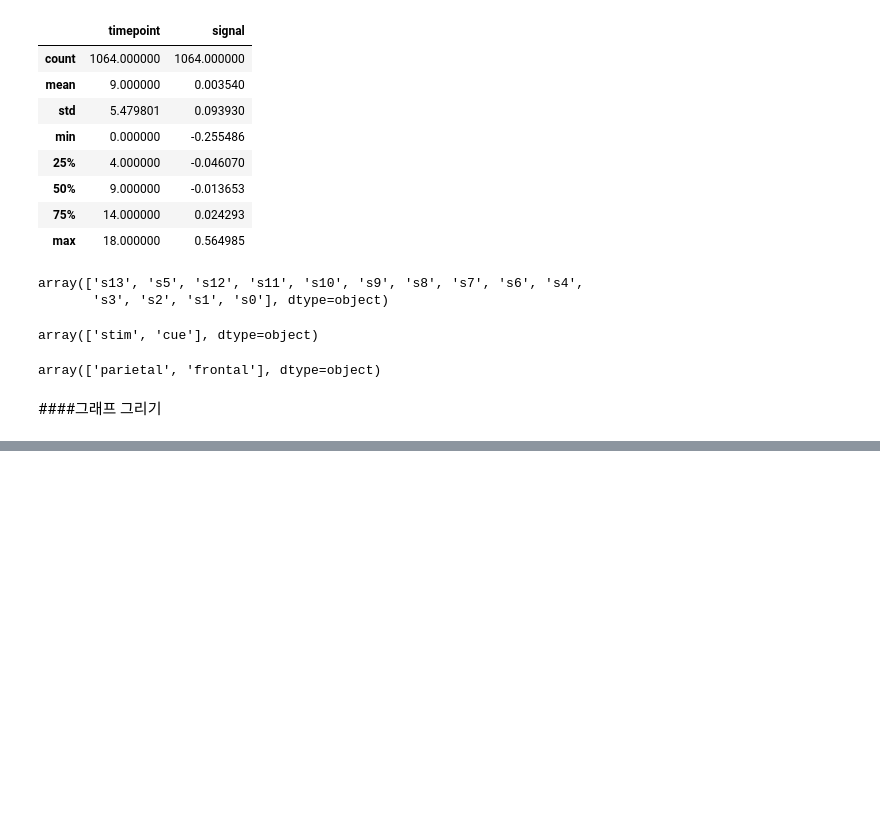
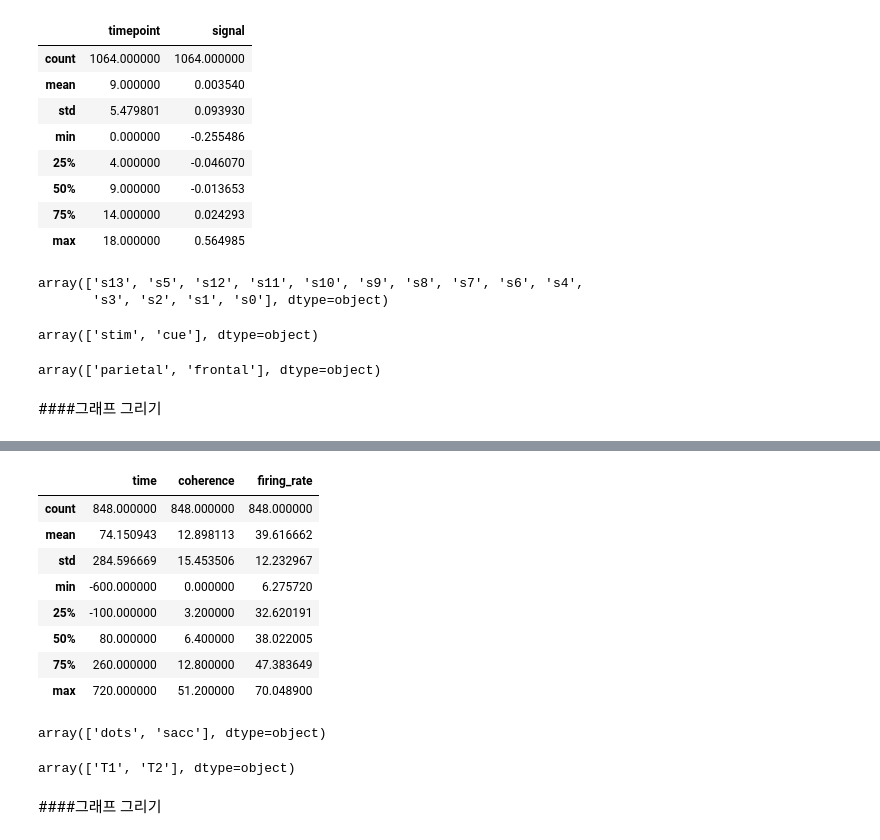
Before and after one commit to HwangHanJae/DataScience_Basic_Tect, a Jupyter notebook: seaborn_lineplot.ipynb, the cells around one changed output, grey strips where cells are left out. Saved outputs shown, nothing was run; the diff lists cells and outputs as text; code cells hidden in the pictures; blank space fills up the shorter version.

```diff
--- a/seaborn_lineplot.ipynb
+++ b/seaborn_lineplot.ipynb
@@ -189,0 +255,20 @@ array(['parietal', 'frontal'], dtype=object)
+# %%
+dots.describe()
+# %% [output]
+|  | time | coherence | firing_rate |
+| count | 848.000000 | 848.000000 | 848.000000 |
+| mean | 74.150943 | 12.898113 | 39.616662 |
+| std | 284.596669 | 15.453506 | 12.232967 |
+| min | -600.000000 | 0.000000 | 6.275720 |
+| 25% | -100.000000 | 3.200000 | 32.620191 |
+| 50% | 80.000000 | 6.400000 | 38.022005 |
+| 75% | 260.000000 | 12.800000 | 47.383649 |
+| max | 720.000000 | 51.200000 | 70.048900 |
+# %%
+dots['align'].unique()
+# %% [output]
+array(['dots', 'sacc'], dtype=object)
+# %%
+dots['choice'].unique()
+# %% [output]
+array(['T1', 'T2'], dtype=object)
@@ -189,0 +279,2 @@ array(['parietal', 'frontal'], dtype=object)
+# %% [markdown]
+####그래프 그리기
```
Also changed, not shown: parts of 16 cells of this notebook.
